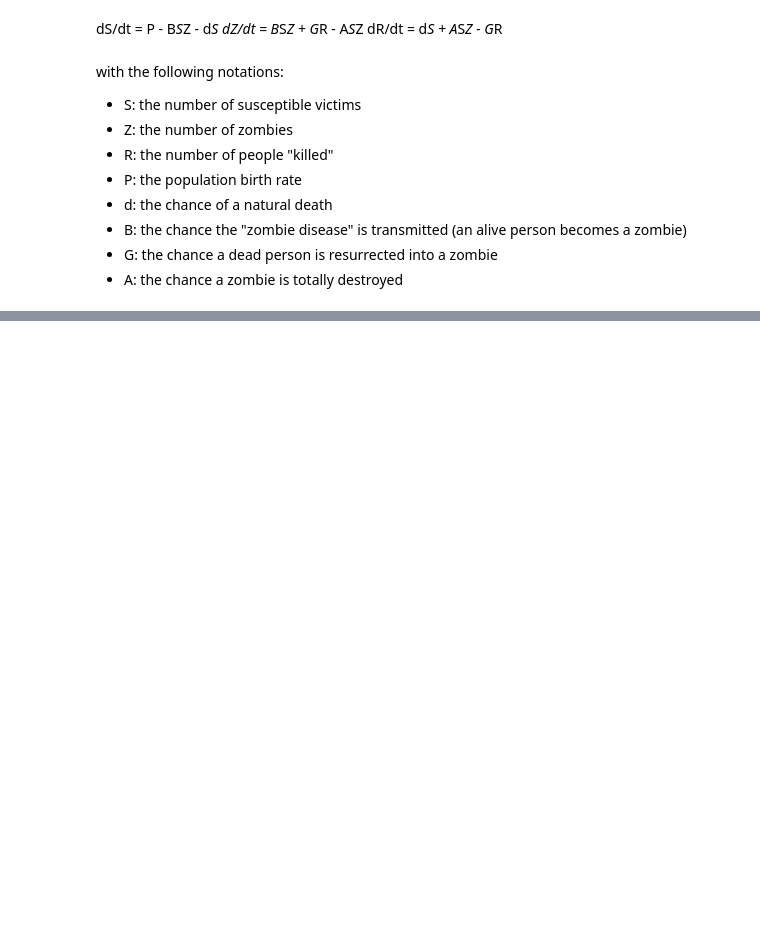
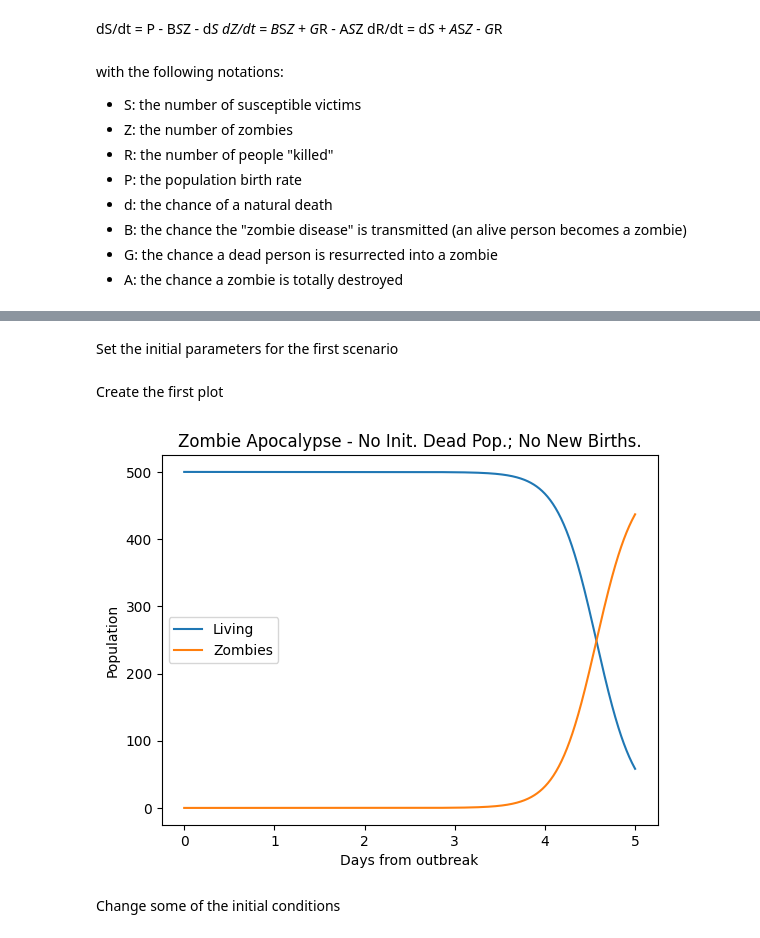
Before and after one commit to scipy/scipy-cookbook, a Jupyter notebook: ipython/Zombie_Apocalypse_ODEINT.ipynb, the cells around one changed output, grey strips where cells are left out. Saved outputs shown, nothing was run; the diff lists cells and outputs as text; code cells hidden in the pictures; blank space fills up the shorter version.

```diff
--- a/ipython/Zombie_Apocalypse_ODEINT.ipynb
+++ b/ipython/Zombie_Apocalypse_ODEINT.ipynb
@@ -123,0 +52,13 @@ plt.legend(loc=0)
+# %%
+# solve the system dy/dt = f(t, y)
+def f(t, y):
+	Si = y[0]
+	Zi = y[1]
+	Ri = y[2]
+	# the model equations (see Munz et al. 2009)
+	f0 = P - B*Si*Zi - d*Si
+	f1 = B*Si*Zi + G*Ri - A*Si*Zi
+	f2 = d*Si + A*Si*Zi - G*Ri
+	return [f0, f1, f2]
+# %% [markdown]
+Set the initial parameters for the first scenario
@@ -123,0 +72,20 @@ plt.legend(loc=0)
+# %%
+# solve the DEs
+soln = odeint(f, y0, t, tfirst=True)
+S = soln[:, 0]
+Z = soln[:, 1]
+R = soln[:, 2]
+# %% [markdown]
+Create the first plot
+# %%
+plt.figure()
+plt.plot(t, S, label='Living')
+plt.plot(t, Z, label='Zombies')
+plt.xlabel('Days from outbreak')
+plt.ylabel('Population')
+plt.title('Zombie Apocalypse - No Init. Dead Pop.; No New Births.')
+plt.legend(loc='center left');
+# %% [output]
+[figure, added]
+# %% [markdown]
+Change some of the initial conditions
```
Also changed, not shown: parts of 14 cells of this notebook.
